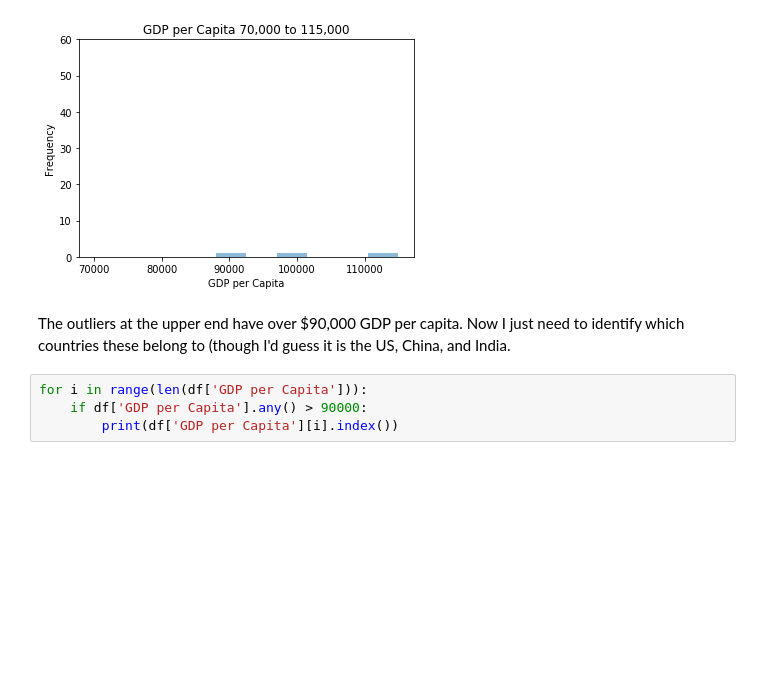
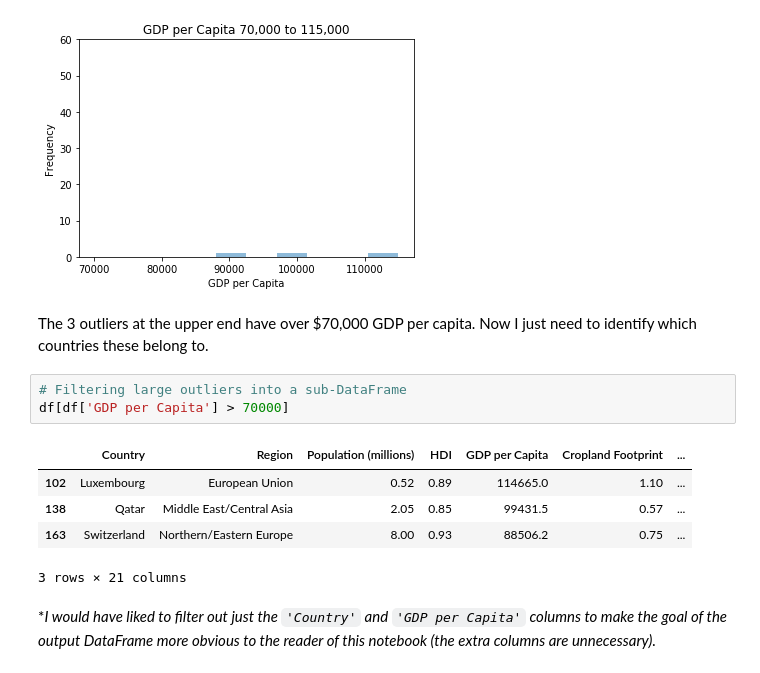
Before and after one commit to schmitzmelissa/DSCT-Capstone01, a Jupyter notebook: DataCleaning.ipynb, the cells around one changed output. Cells and saved outputs as stored; diff of their text form; blank space fills up the shorter version.

Commit message:
Filtered out GDP per Capita outliers.

```diff
--- a/DataCleaning.ipynb
+++ b/DataCleaning.ipynb
@@ -241,9 +241,16 @@ plt.show()
 # %% [output]
 [figure]
 # %% [markdown]
-The outliers at the upper end have over $90,000 GDP per capita.
-Now I just need to identify which countries these belong to (though I'd guess it is the US, China, and India.
+The 3 outliers at the upper end have over $70,000 GDP per capita.
+Now I just need to identify which countries these belong to.
-# %%
-for i in range(len(df['GDP per Capita'])):
-    if df['GDP per Capita'].any() > 90000:
-        print(df['GDP per Capita'][i].index())
+# %%
+# Filtering large outliers into a sub-DataFrame
+df[df['GDP per Capita'] > 70000]
+# %% [output]
+|  | Country | Region | Population (millions) | HDI | GDP per Capita | Cropland Footprint | ... |
+| 102 | Luxembourg | European Union | 0.52 | 0.89 | 114665.0 | 1.10 | ... |
+| 138 | Qatar | Middle East/Central Asia | 2.05 | 0.85 | 99431.5 | 0.57 | ... |
+| 163 | Switzerland | Northern/Eastern Europe | 8.00 | 0.93 | 88506.2 | 0.75 | ... |
+3 rows × 21 columns
+# %% [markdown]
+*_I would have liked to filter out just the <code>'Country'</code> and <code>'GDP per Capita'</code> columns to make the goal of the output DataFrame more obvious to the reader of this notebook (the extra columns are unnecessary)._
```
